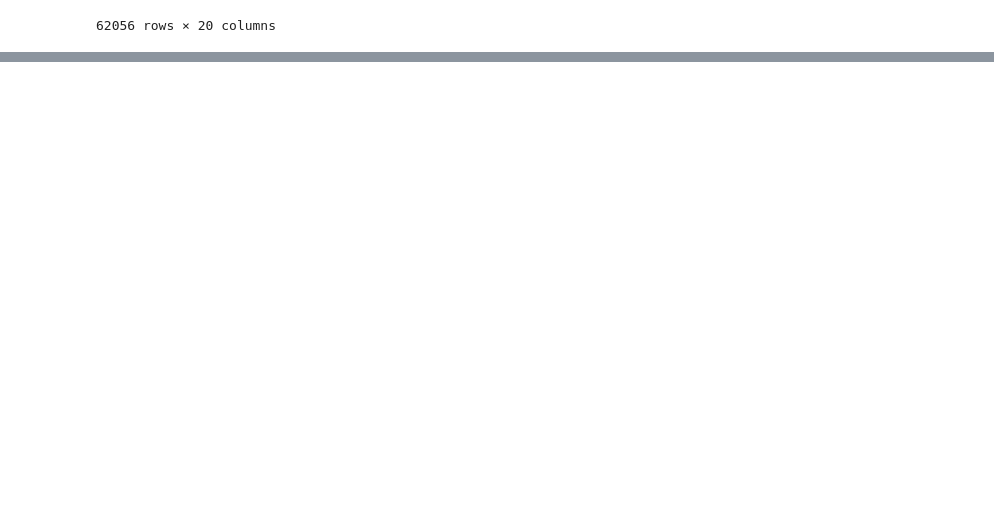
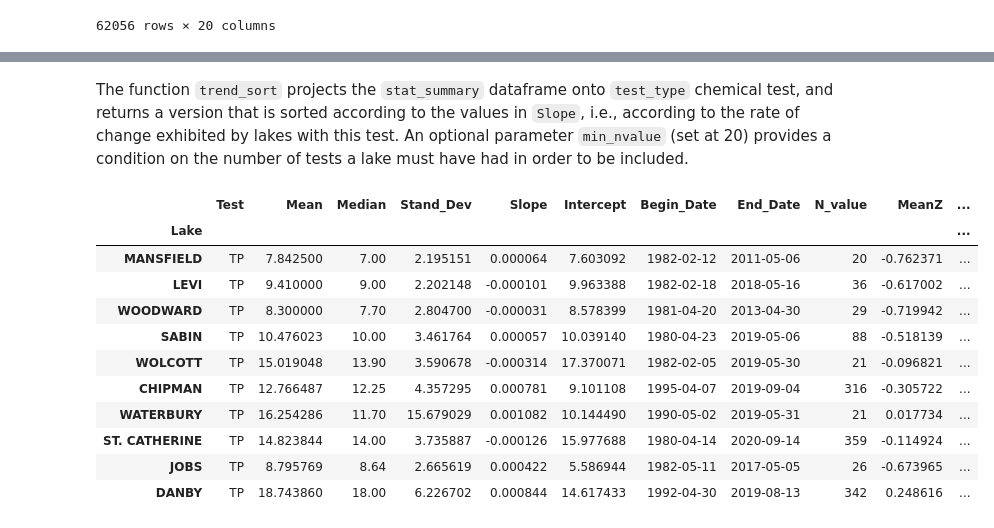
Before and after one commit to zorinAnze/Vermont-Lake-Health, a Jupyter notebook: VTLakes1.ipynb, the cells around one changed output, grey strips where cells are left out. Saved outputs shown, nothing was run; the diff lists cells and outputs as text; code cells hidden in the pictures; blank space fills up the shorter version.

```diff
--- a/VTLakes1.ipynb
+++ b/VTLakes1.ipynb
@@ -175,0 +191,58 @@ Untracked files:
+# %% [markdown]
+The function `trend_sort` projects the `stat_summary` dataframe onto `test_type` chemical test, and returns a version that is sorted according to the values in `Slope`, i.e., according to the rate of change exhibited by lakes with this test.  An optional parameter `min_nvalue` (set at 20) provides a condition on the number of tests a lake must have had in order to be included.
+# %%
+def trend_sort(test_type, min_nvalue=20):
+    tdf = stat_summary[ (stat_summary['Test'] == test_type) & (stat_summary['N_value'] >= min_nvalue) ]
+    tdf.sort_values('Slope', inplace=True, ascending=False)
+    return tdf.set_index('Lake')
+# %%
+# Using trend sort to create dataframes focused on the big three measures of lake health
+
+tp_df = trend_sort('TP')
+chla_df = trend_sort('Chla')
+secchi_df = trend_sort('Secchi')
+
+# These are the lakes (90) that appear on all three of the above dataframes
+
+common_lakes = list((set(tp_df.index).intersection(set(chla_df.index))).intersection(set(secchi_df.index)))
+
+# Getting basic statistical measures for use in the health metric
+
+tp_mean = tp_df['Mean'].mean()
+tp_sd = np.std(tp_df['Mean'])
+tp_slope_mean = tp_df['Slope'].mean()
+tp_slope_sd = np.std(tp_df['Slope'])
+chla_mean = chla_df['Mean'].mean()
+chla_sd = np.std(chla_df['Mean'])
+chla_slope_mean = chla_df['Slope'].mean()
+chla_slope_sd = np.std(chla_df['Slope'])
+secchi_mean = secchi_df['Mean'].mean()
+secchi_sd = np.std(secchi_df['Mean'])
+secchi_slope_mean = secchi_df['Slope'].mean()
+secchi_slope_sd = np.std(secchi_df['Slope'])
+
+# Adding columns to record z-scores
+# MeanZ gives the lake's z-score with respect to the quantity tested itself
+# SlopeZ gives the z-score with respect to the rate of change in that quantity, compared to all rates for that test.
+
+tp_df['MeanZ'] = (tp_df['Mean'] - tp_mean)/tp_sd
+tp_df['SlopeZ'] = (tp_df['Slope'] - tp_slope_mean)/tp_slope_sd
+chla_df['MeanZ'] = (chla_df['Mean'] - chla_mean)/chla_sd
+chla_df['SlopeZ'] = (chla_df['Slope'] - chla_slope_mean)/chla_slope_sd
+secchi_df['MeanZ'] = (secchi_df['Mean'] - secchi_mean)/secchi_sd
+secchi_df['SlopeZ'] = (secchi_df['Slope'] - secchi_slope_mean)/secchi_slope_sd
+# %%
+tp_df.sample(10)
+# %% [output]
+|  | Test | Mean | Median | Stand_Dev | Slope | Intercept | Begin_Date | End_Date | N_value | MeanZ | ... |
+| Lake |  |  |  |  |  |  |  |  |  |  | ... |
+| MANSFIELD | TP | 7.842500 | 7.00 | 2.195151 | 0.000064 | 7.603092 | 1982-02-12 | 2011-05-06 | 20 | -0.762371 | ... |
+| LEVI | TP | 9.410000 | 9.00 | 2.202148 | -0.000101 | 9.963388 | 1982-02-18 | 2018-05-16 | 36 | -0.617002 | ... |
+| WOODWARD | TP | 8.300000 | 7.70 | 2.804700 | -0.000031 | 8.578399 | 1981-04-20 | 2013-04-30 | 29 | -0.719942 | ... |
+| SABIN | TP | 10.476023 | 10.00 | 3.461764 | 0.000057 | 10.039140 | 1980-04-23 | 2019-05-06 | 88 | -0.518139 | ... |
+| WOLCOTT | TP | 15.019048 | 13.90 | 3.590678 | -0.000314 | 17.370071 | 1982-02-05 | 2019-05-30 | 21 | -0.096821 | ... |
+| CHIPMAN | TP | 12.766487 | 12.25 | 4.357295 | 0.000781 | 9.101108 | 1995-04-07 | 2019-09-04 | 316 | -0.305722 | ... |
+| WATERBURY | TP | 16.254286 | 11.70 | 15.679029 | 0.001082 | 10.144490 | 1990-05-02 | 2019-05-31 | 21 | 0.017734 | ... |
+| ST. CATHERINE | TP | 14.823844 | 14.00 | 3.735887 | -0.000126 | 15.977688 | 1980-04-14 | 2020-09-14 | 359 | -0.114924 | ... |
+| JOBS | TP | 8.795769 | 8.64 | 2.665619 | 0.000422 | 5.586944 | 1982-05-11 | 2017-05-05 | 26 | -0.673965 | ... |
+| DANBY | TP | 18.743860 | 18.00 | 6.226702 | 0.000844 | 14.617433 | 1992-04-30 | 2019-08-13 | 342 | 0.248616 | ... |
```
Also changed, not shown: parts of 26 cells of this notebook.
